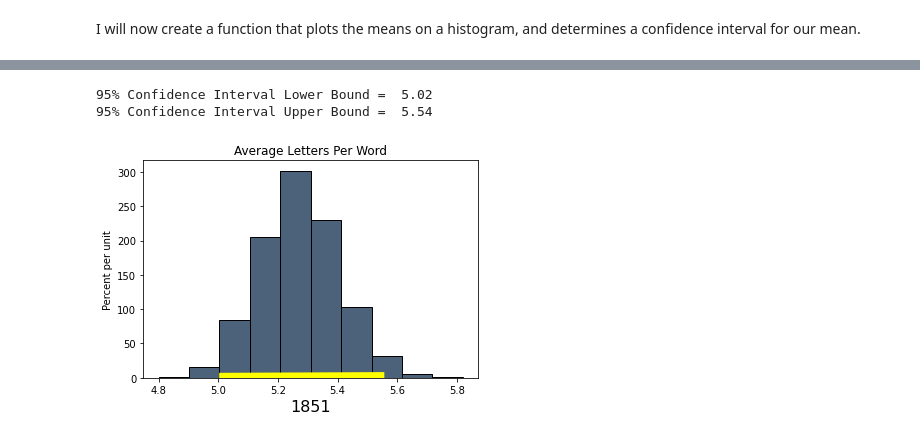
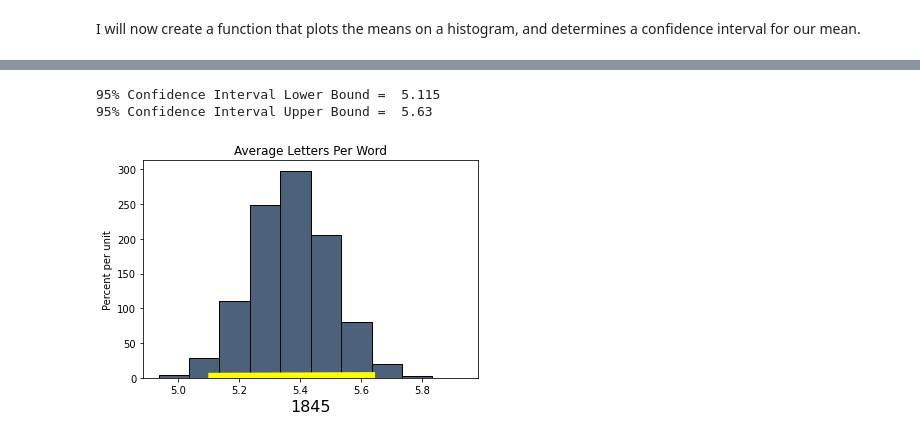
Before and after one commit to RayCarpenterIII/Bootstrapping-for-Confidence-Interval, a Jupyter notebook: George Horton Word Length Statistics.ipynb, the cells around one changed output, grey strips where cells are left out. Saved outputs shown, nothing was run; the diff lists cells and outputs as text; code cells hidden in the pictures.

```diff
--- a/George Horton Word Length Statistics.ipynb
+++ b/George Horton Word Length Statistics.ipynb
@@ -219,6 +278,6 @@ mean_graph_confidenceinterval(bootstrapped_years, '1798')
 # %%
-mean_graph_confidenceinterval(bootstrapped_years, '1851')
+mean_graph_confidenceinterval(bootstrapped_years, '1845')
 # %% [output]
-95% Confidence Interval Lower Bound =  5.02
-95% Confidence Interval Upper Bound =  5.54
+95% Confidence Interval Lower Bound =  5.115
+95% Confidence Interval Upper Bound =  5.63
-[figure, old version]
+[figure, new version]
```
Also changed, not shown: parts of 26 cells of this notebook.
